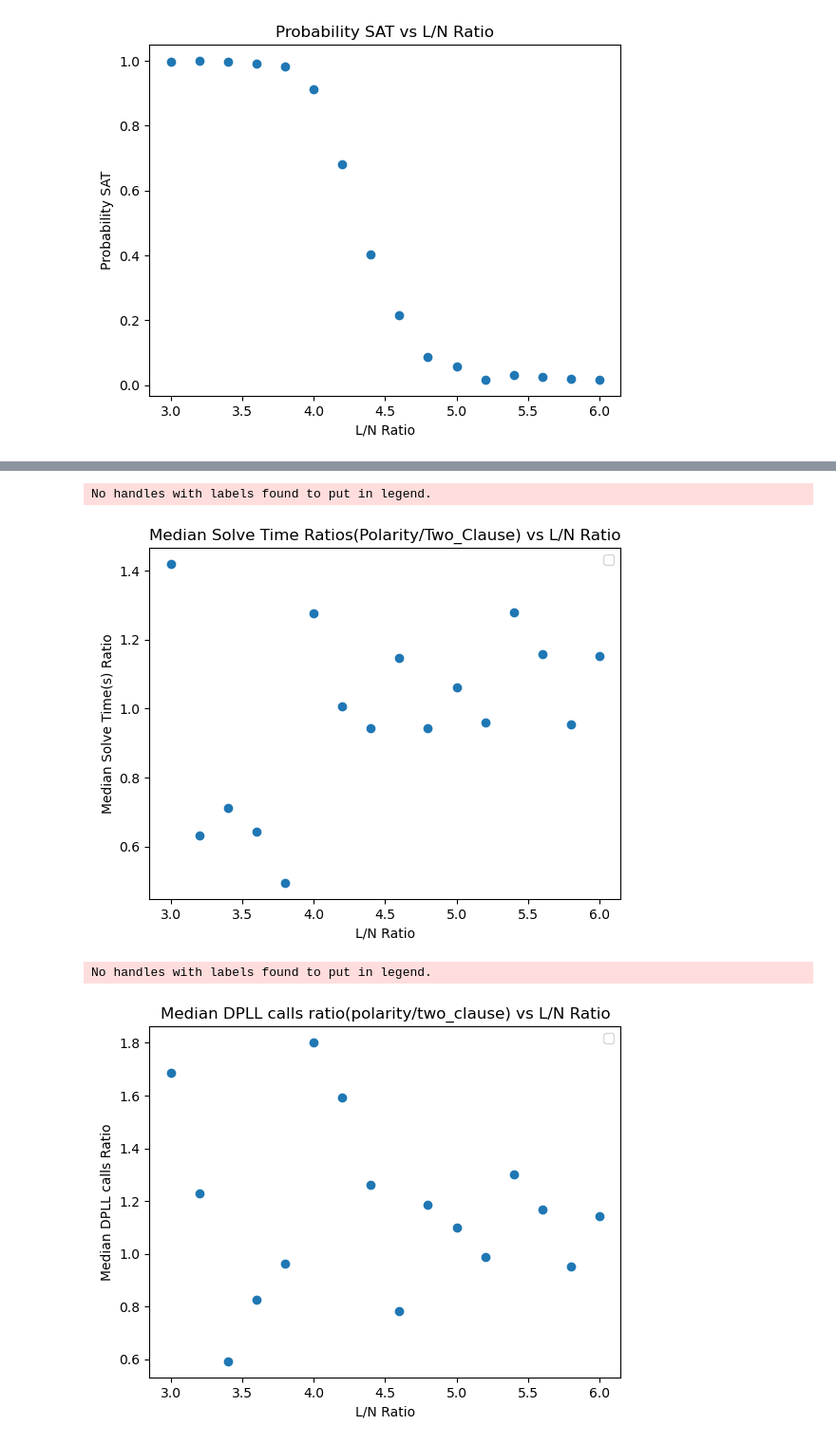
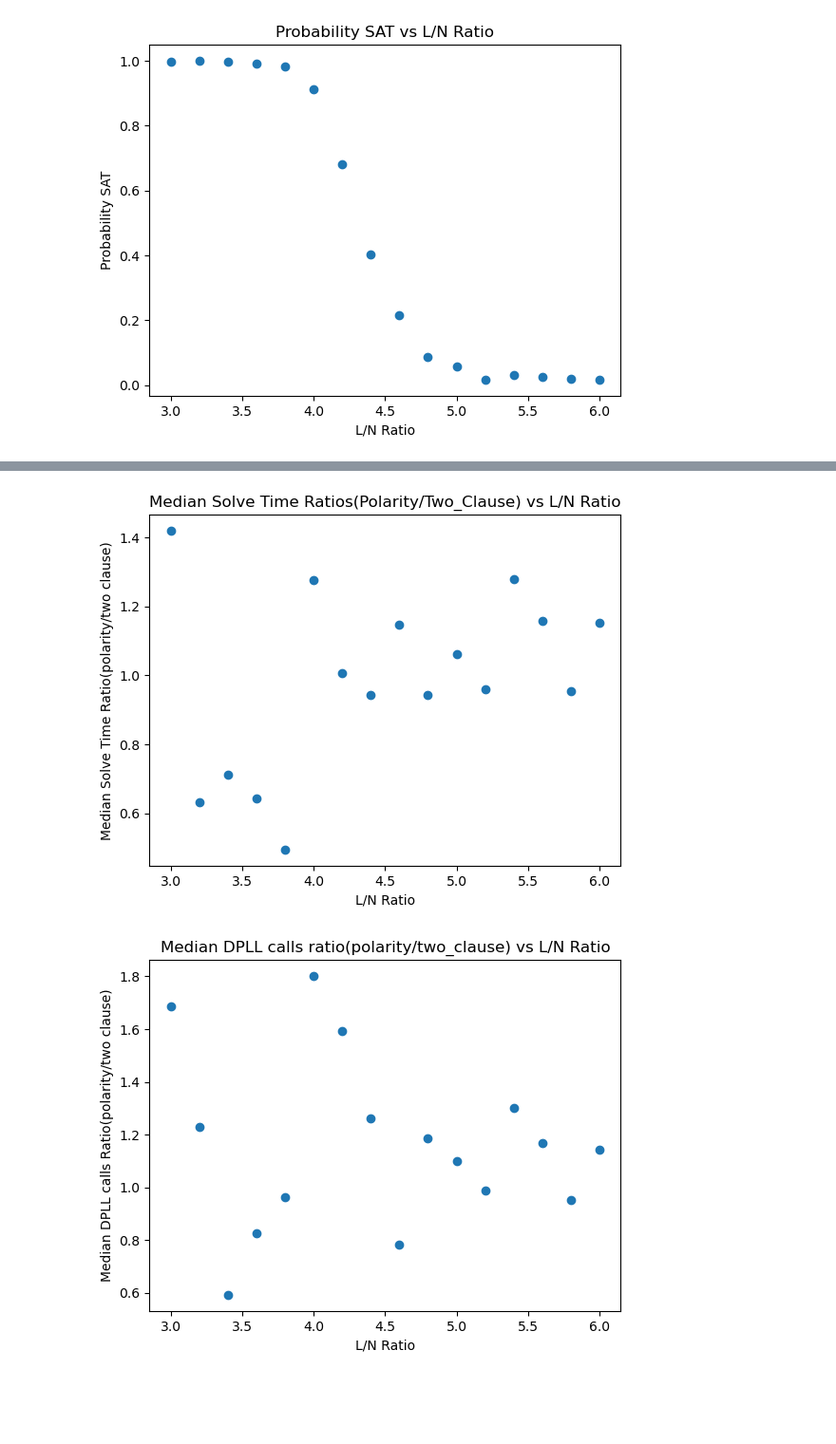
Before and after one commit to Gmontes01/SAT_solver_project, a Jupyter notebook: Experiment.ipynb, the cells around one changed output, grey strips where cells are left out. Shown: that part at 95% size. Cells and saved outputs as stored; diff of their text form; code cells hidden in the pictures; blank space fills up the shorter version.

```diff
--- a/Experiment.ipynb
+++ b/Experiment.ipynb
@@ -307,39 +305,35 @@ df_polarity_calls = df_polarity_grouped['DPLL calls'].median()
 df_two_clause_props = df_two_clause_grouped['propositions'].mean()
 df_polarity_props = df_polarity_grouped['propositions'].mean()
 LN_ratios = []
 prop_ratio = []
 calls_two_clause = []
 calls_polarity = []
 time_two_clause = []
 time_polarity = []
 for i in range(16):
     LN_ratio = i*0.2 + 3
     LN_ratios.append(LN_ratio)
     calls_two_clause.append(df_two_clause_calls[LN_ratio])
     calls_polarity.append(df_polarity_calls[LN_ratio])
     time_two_clause.append(df_two_clause_time[LN_ratio])
     time_polarity.append(df_polarity_time[LN_ratio])
     prop_ratio.append(df_polarity_props[LN_ratio]/df_two_clause_props[LN_ratio])
 plt.scatter(LN_ratios,np.array(time_polarity)/np.array(time_two_clause))
-plt.legend()
 plt.xlabel("L/N Ratio")
-plt.ylabel("Median Solve Time(s) Ratio")
+plt.ylabel("Median Solve Time Ratio(polarity/two clause)")
 plt.title("Median Solve Time Ratios(Polarity/Two_Clause) vs L/N Ratio")
 plt.show()
 plt.scatter(LN_ratios,np.array(calls_polarity)/np.array(calls_two_clause))
-plt.legend()
 plt.xlabel("L/N Ratio")
-plt.ylabel("Median DPLL calls Ratio")
+plt.ylabel("Median DPLL calls Ratio(polarity/two clause)")
 plt.title("Median DPLL calls ratio(polarity/two_clause) vs L/N Ratio")
 plt.show()
 plt.xlabel("L/N Ratio")
 plt.ylabel("Polarity Propositions/Two Clause Propositions")
 plt.title("Polarity to Two Clause Proposition Ratio vs L/N Ratio")
 plt.scatter(LN_ratios,prop_ratio)
 plt.show()
 # %% [output]
-No handles with labels found to put in legend.
-[figure, old version]
+[figure, new version]
-No handles with labels found to put in legend.
-[figure, old version]
+[figure, new version]
 [figure]
```
Also changed, not shown: parts of 1 cell of this notebook.
